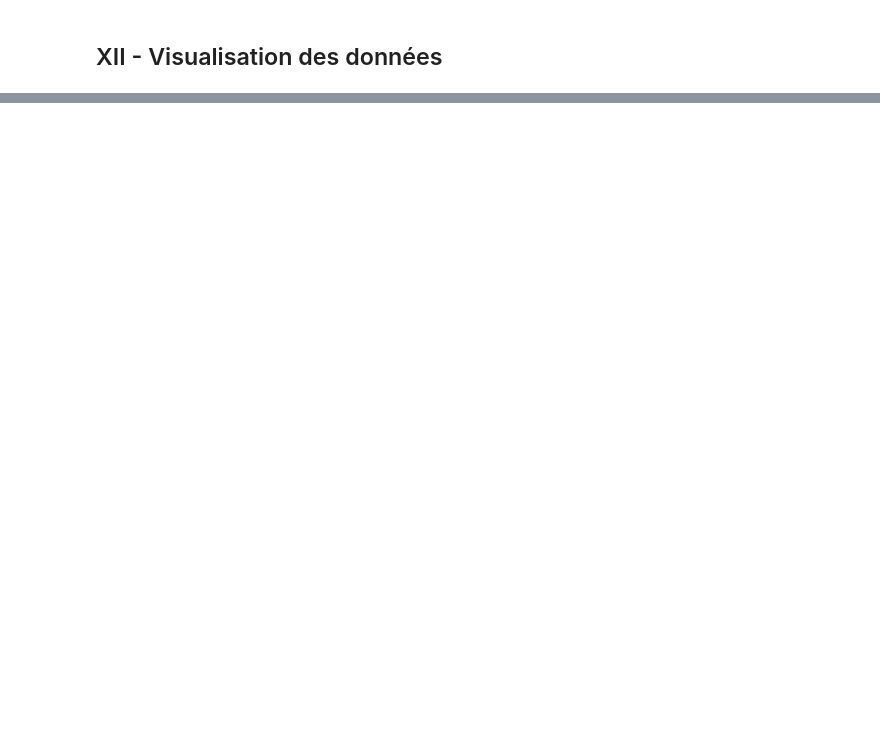
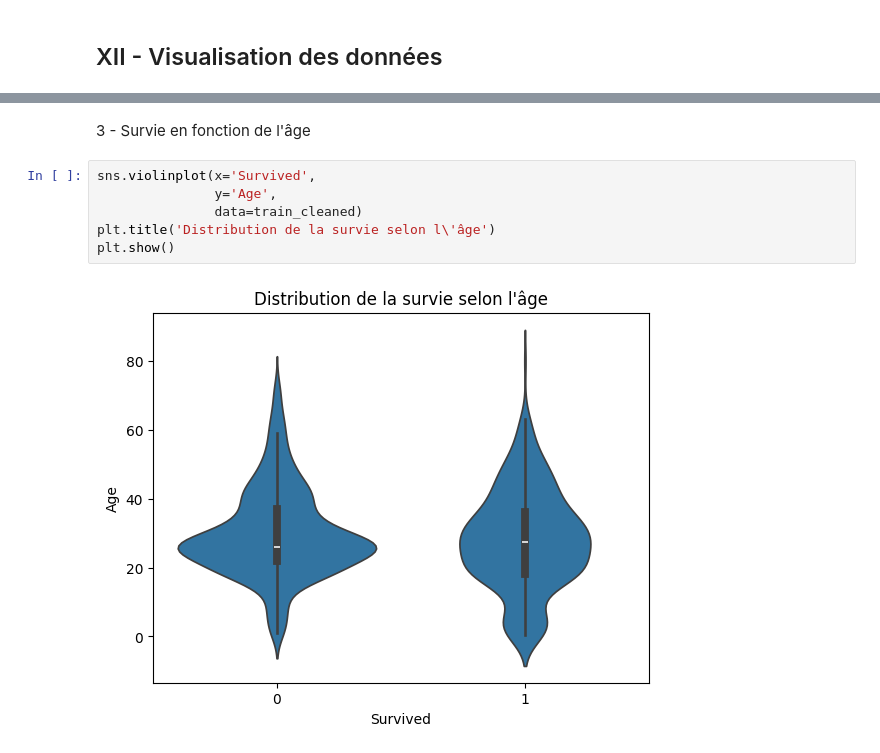
Before and after one commit to GaetanCSimplon/brief_titanic, a Jupyter notebook: model_random_forest_corrige.ipynb, the cells around one changed output, grey strips where cells are left out. Cells and saved outputs as stored; diff of their text form; blank space fills up the shorter version.

```diff
--- a/model_random_forest_corrige.ipynb
+++ b/model_random_forest_corrige.ipynb
@@ -228,0 +256,10 @@ NameError: name 'sns' is not defined
+# %% [markdown]
+3 - Survie en fonction de l'âge
+# %%
+sns.violinplot(x='Survived',
+               y='Age',
+               data=train_cleaned)
+plt.title('Distribution de la survie selon l\'âge')
+plt.show()
+# %% [output]
+[figure, added]
```
Also changed, not shown: parts of 12 cells of this notebook, 1 other file.
